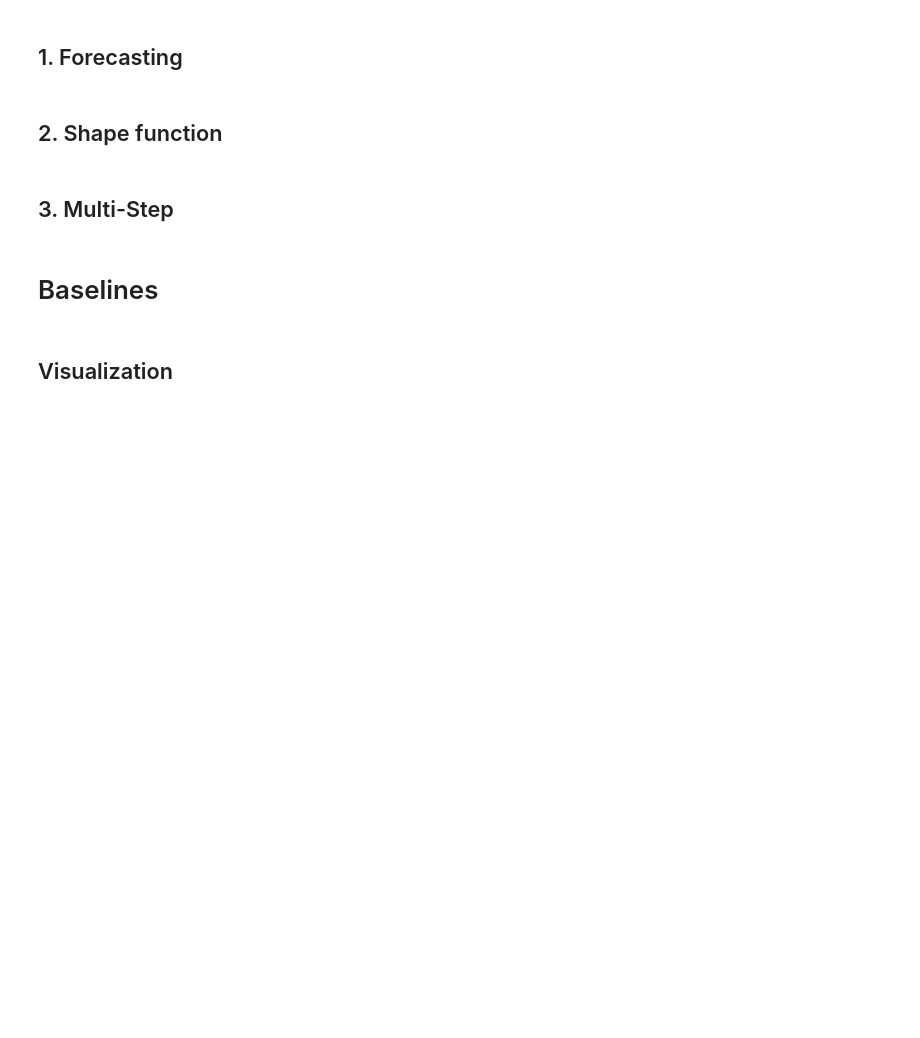
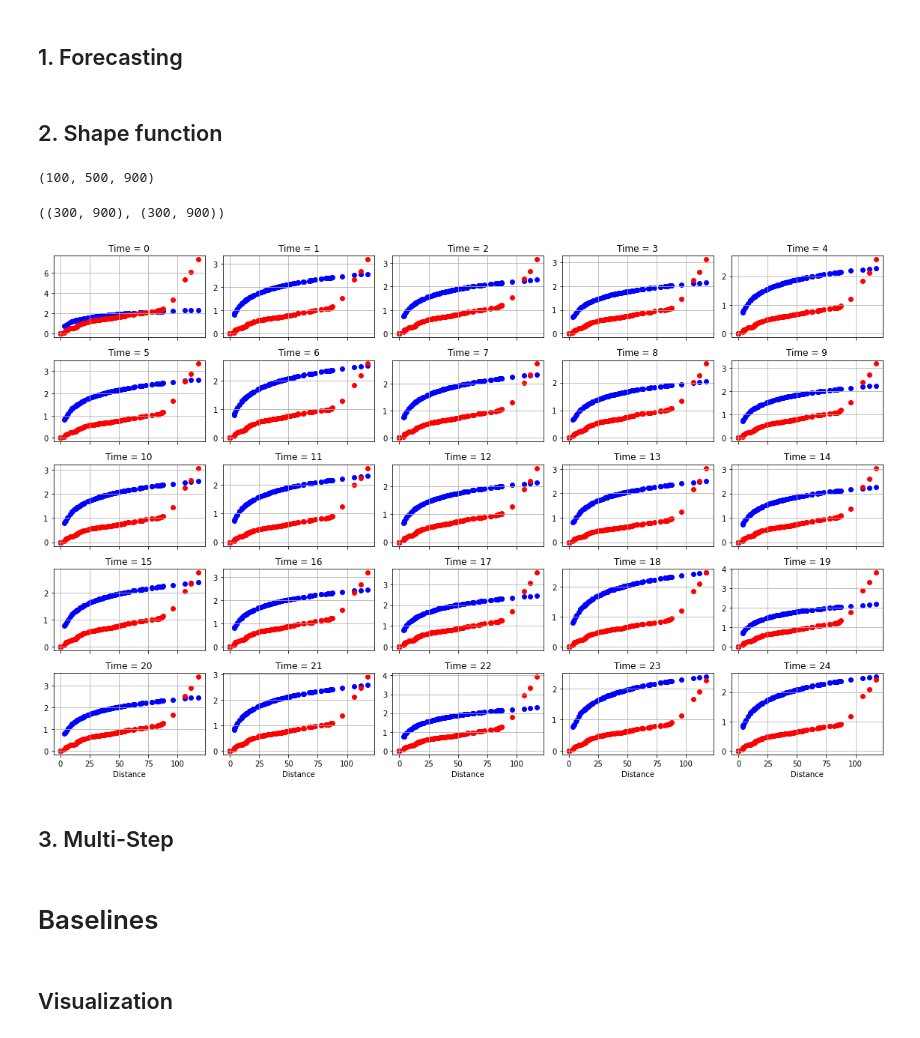
Before and after one commit to isVy08/ESTF, a Jupyter notebook: viz.ipynb, the cells around one changed output. Cells and saved outputs as stored; diff of their text form; code cells hidden in the pictures; blank space fills up the shorter version.

```diff
--- a/viz.ipynb
+++ b/viz.ipynb
@@ -106,3 +134,5 @@ out[0].shape, out[1].shape, out[2].shape
+# %%
+alphas = get_alphas('data/nst_sim/alphas.csv')
 # %% [markdown]
 ## 1. Forecasting
 # %%
@@ -129,0 +151,23 @@ plt.show()
+# %%
+F_hats = []
+for i in range(100):
+    out = load_pickle(f'output/nst_sim/out{i}.pickle')
+    f = (out[3]) @ out[2].transpose()
+    F_hats.append(f)
+F_hats = np.stack(F_hats)
+# %%
+F = np.expand_dims(alphas, -1) @ np.log(d+1).reshape(1, -1)
+F.shape
+# %% [output]
+(100, 500, 900)
+# %%
+F_agg = F[:, :300, :].mean(0)
+F_hat_agg = F_hats.mean(0)
+# %%
+F_agg.shape, F_hat_agg.shape
+# %% [output]
+((300, 900), (300, 900))
+# %%
+plot_sf(d, F_agg, F_hat_agg, 5, 5, 100, (16, 10))
+# %% [output]
+[figure, added]
```
Also changed, not shown: parts of 17 cells of this notebook, 2 other files.
